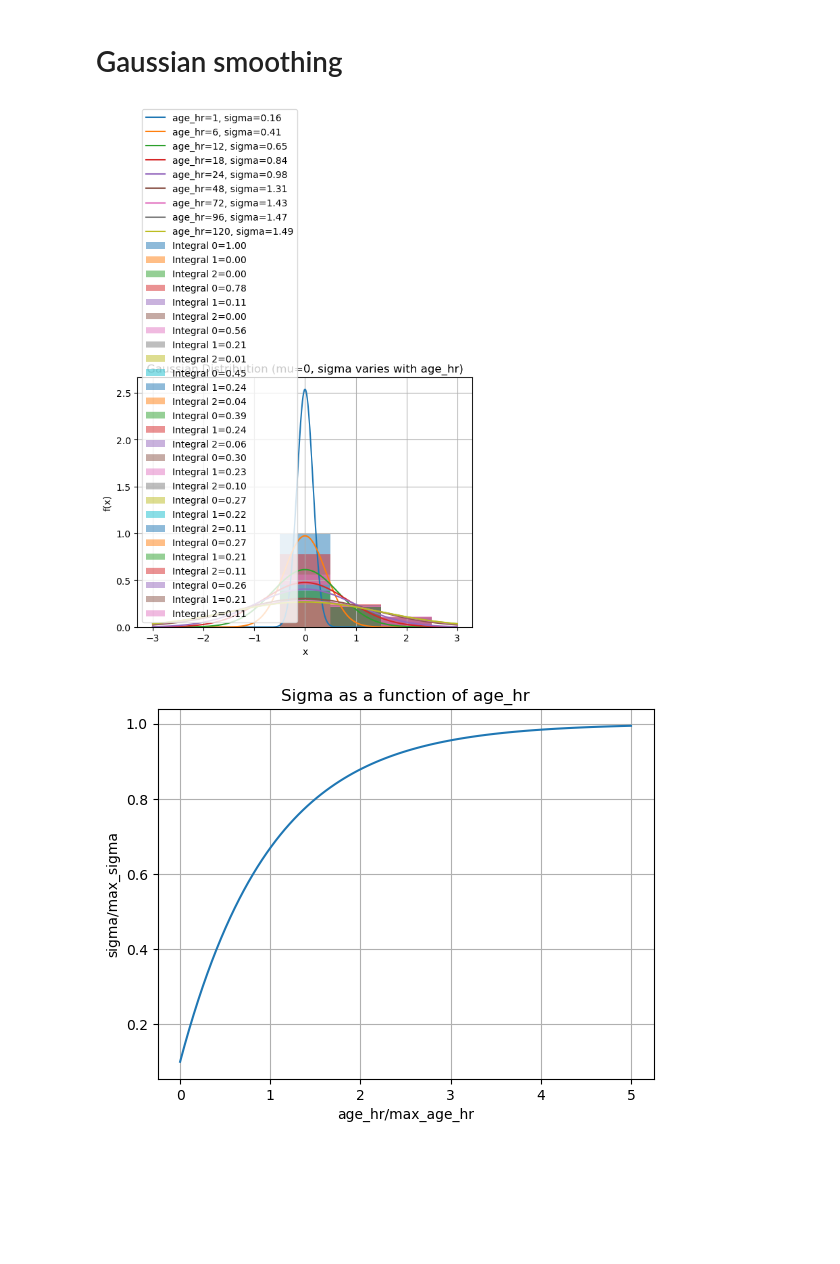
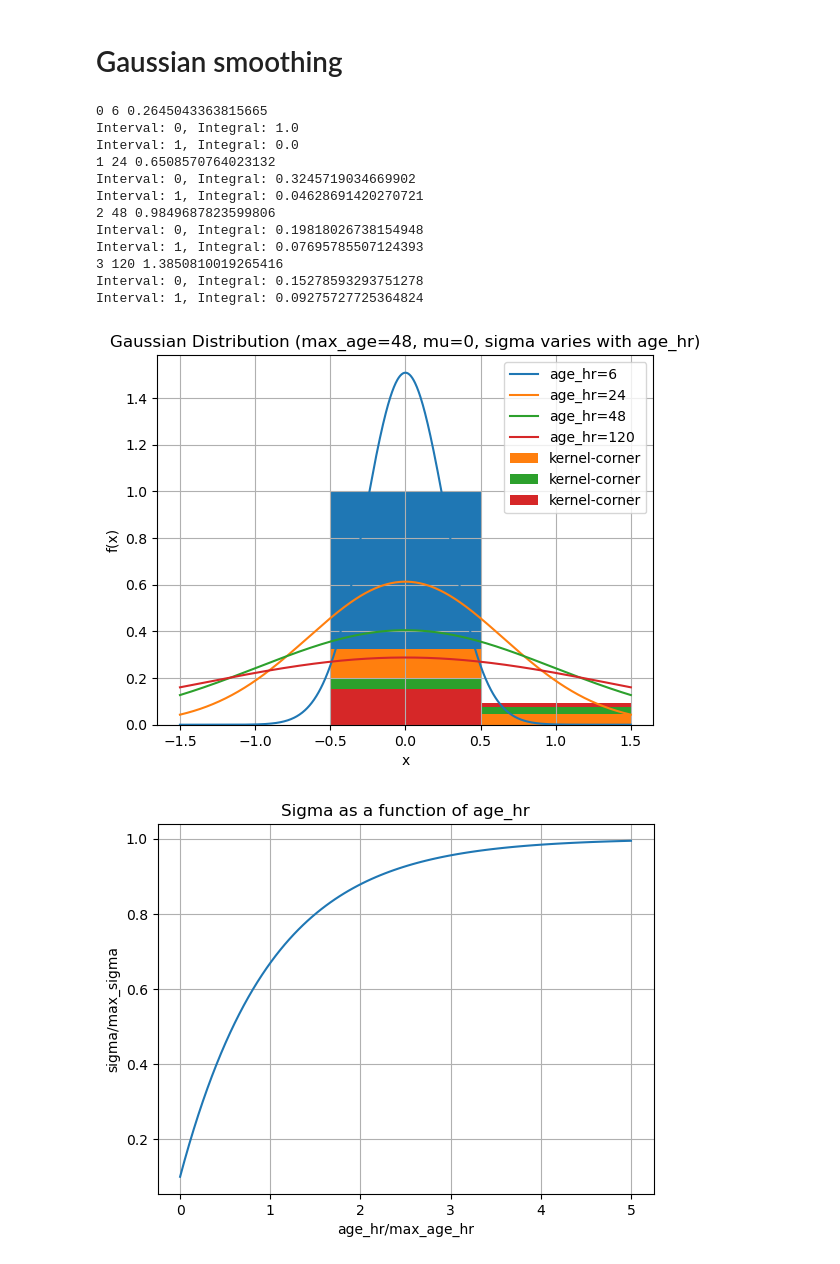
Before and after one commit to metno/snap, a Jupyter notebook: src/processes/gaussian_smoothing.ipynb, the cells around one changed output. Cells and saved outputs as stored; diff of their text form; code cells hidden in the pictures; blank space fills up the shorter version.

Commit message:
tests, fixes, nicer plotting

```diff
--- a/src/processes/gaussian_smoothing.ipynb
+++ b/src/processes/gaussian_smoothing.ipynb
@@ -3,46 +3,86 @@
 # %%
 # plot a gaussian distribution
 
 import numpy as np
 import matplotlib.pyplot as plt
 from scipy.special import erf
-def gaussian(x, mu, age_hr, kernel_size=3):
+def gaussian(x, mu, age_hr, max_age=48,kernel_size=3):
     min_sigma = 0.1
     # autoselecte a max_sigma depending on kernel_size
     max_sigma = kernel_size / 2.0
     # print(f"Using max_sigma={max_sigma} for kernel_size={kernel_size}")
-    sigma = min_sigma + (max_sigma - min_sigma) * (1 - np.exp(age_hr / -24.0))
+    sigma = min_sigma + (max_sigma - min_sigma) * (1 - np.exp(-1* age_hr / max_age))
     return sigma, (1.0 / (sigma * np.sqrt(2 * np.pi))) * np.exp(-0.5 * ((x - mu) / sigma) ** 2)
 def gaussian_cdf(mu, sigma, x):
     return 0.5 * (1 + erf((x - mu) / (sigma * np.sqrt(2))))
 
 def gaussian_integral(x, sigma):
     return gaussian_cdf(0, sigma, x+0.5) - gaussian_cdf(0, sigma, x-0.5)
 
+def gaussian_2d_area(mu, sigma, x1, x2, y1, y2):
+    return (gaussian_cdf(mu, sigma, x2) - gaussian_cdf(mu, sigma, x1)) * (gaussian_cdf(mu, sigma, y2) - gaussian_cdf(mu, sigma, y1))
+
+def gaussian_2d_area_kernel(mu, sigma, kernel_size):
+    area_sum = 0
+    kernel = np.zeros((kernel_size, kernel_size))
+    max_val = gaussian_2d_area(mu, sigma, -0.5, 0.5, -0.5, 0.5)
+    for x in range(-int(kernel_size/2), int(kernel_size/2)+1):
+        for y in range(-int(kernel_size/2), int(kernel_size/2)+1):
+            val = gaussian_2d_area(mu, sigma, x-0.5, x+0.5, y-0.5, y+0.5)
+            if (max_val < 10*val):
+                kernel[x+int(kernel_size/2), y+int(kernel_size/2)] = val
+                area_sum += gaussian_2d_area(mu, sigma, x-0.5, x+0.5, y-0.5, y+0.5)
+    kernel /= area_sum
+    return kernel
+
 kernel_size = 3
 
-x = np.linspace(-1*kernel_size, kernel_size, 1000)
+x = np.linspace(-1*(kernel_size/2), kernel_size/2, 1000)
 mu = 0
 
-
-for age_hr in [1, 6, 12, 18, 24, 48, 72, 96, 120]:
-    sigma, y = gaussian(x, mu, age_hr, kernel_size)
-    plt.plot(x, y, label=f'age_hr={age_hr}, sigma={sigma:.2f}')
+age_hr_list = [6, 24, 48, 120]
+max_age = 48
+default_colors = plt.rcParams['axes.prop_cycle'].by_key()['color'][:len(age_hr_list)]
+colors = [default_colors[i%len(age_hr_list)] for i in range(len(age_hr_list))]
+fig, ax = plt.subplots()
+for idx, age_hr in enumerate(age_hr_list):
+    sigma, y = gaussian(x, mu, age_hr, max_age, kernel_size)
+    print(idx, age_hr, sigma)
+    ax.plot(x, y, label=f'age_hr={age_hr}', color=colors[idx], zorder=5)
     # plot also the integral under the curve between -.5 and .5, and so on as barcharts
     # the bars should be centered at the middle of the interval, and the width should be the size of the interval
-    for interval in range(kernel_size):
-        integral = gaussian_integral(interval, sigma)
-        plt.bar(interval, integral, width=1, alpha=0.5, label=f'Integral {interval}={integral:.2f}')
+    kernel = gaussian_2d_area_kernel(mu, sigma, kernel_size)
+    for interval in range(int(kernel_size/2) + 1):
+        integral = kernel[interval+int(kernel_size/2), interval+int(kernel_size/2)]
+        print (f"Interval: {interval}, Integral: {integral}")
+        if (integral > 0.):
+            if (interval != int(kernel_size/2)):
+                ax.bar(interval, integral, width=1, color=colors[idx])
+            else:
+                ax.bar(interval, integral, width=1, color=colors[idx], zorder=-idx, label='kernel-corner')
 
 
-plt.title('Gaussian Distribution (mu=0, sigma varies with age_hr)')
-plt.xlabel('x')
-plt.ylabel('f(x)')
-plt.grid()
-plt.legend()
+
+ax.set_title(f'Gaussian Distribution (max_age=48, mu=0, sigma varies with age_hr)')
+ax.set_xlabel('x')
+ax.set_ylabel('f(x)')
+ax.grid()
+ax.legend( loc='upper right')
 plt.show()
 # %% [output]
+0 6 0.2645043363815665
+Interval: 0, Integral: 1.0
+Interval: 1, Integral: 0.0
+1 24 0.6508570764023132
+Interval: 0, Integral: 0.3245719034669902
+Interval: 1, Integral: 0.04628691420270721
+2 48 0.9849687823599806
+Interval: 0, Integral: 0.19818026738154948
+Interval: 1, Integral: 0.07695785507124393
+3 120 1.3850810019265416
+Interval: 0, Integral: 0.15278593293751278
+Interval: 1, Integral: 0.09275727725364824
-[figure, old version]
+[figure, new version]
 # %%
 # plot a curve for the age_hr to sigma formula
 
```
Also changed, not shown: 2 other files.
